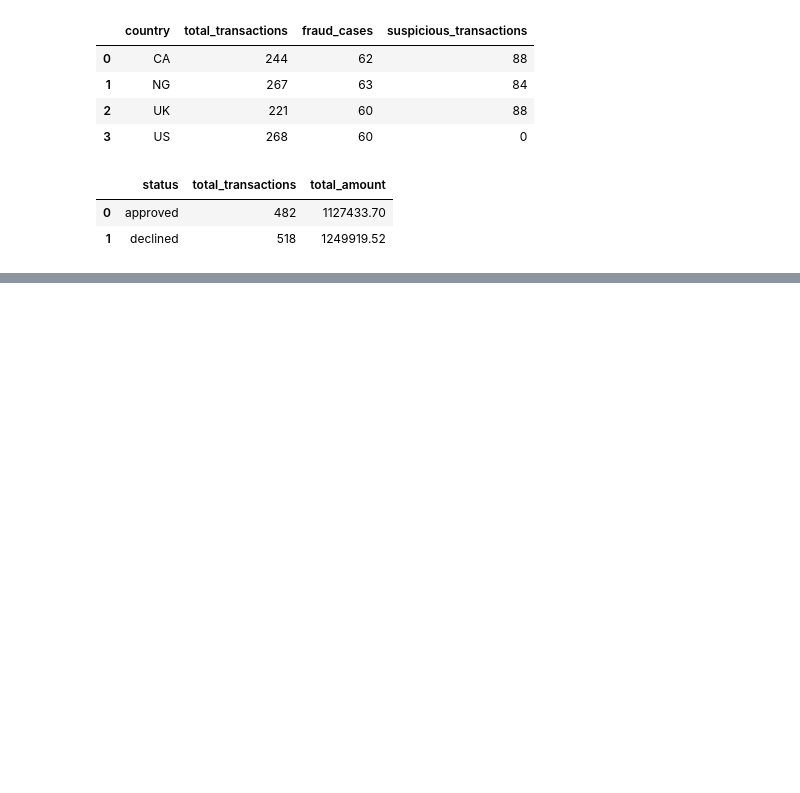
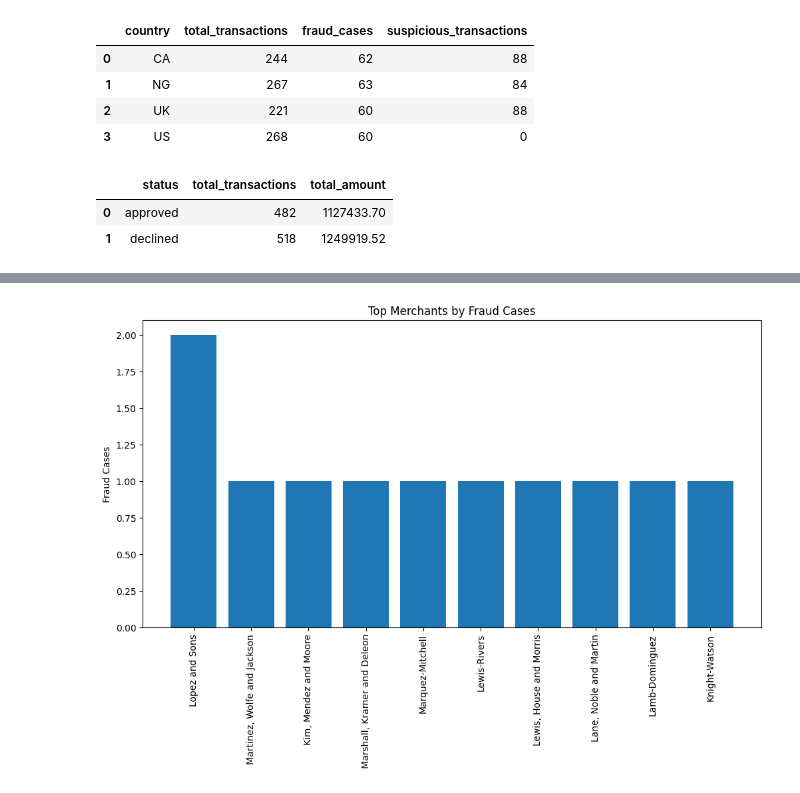
Before and after one commit to dammylee2244/fraud-analytics-platform, a Jupyter notebook: fraud_analytics_exploration.ipynb, the cells around one changed output, grey strips where cells are left out. Cells and saved outputs as stored; diff of their text form; code cells hidden in the pictures; blank space fills up the shorter version.

```diff
--- a/fraud_analytics_exploration.ipynb
+++ b/fraud_analytics_exploration.ipynb
@@ -43,0 +71,23 @@ approval_df
+# %%
+merchant_df = pd.read_csv("data/gold/merchant_fraud_analysis.csv")
+
+top_merchants = merchant_df.sort_values(
+    by="fraud_cases",
+    ascending=False
+).head(10)
+
+plt.figure(figsize=(12,6))
+
+plt.bar(
+    top_merchants["merchant"],
+    top_merchants["fraud_cases"]
+)
+
+plt.xticks(rotation=90)
+
+plt.title("Top Merchants by Fraud Cases")
+plt.ylabel("Fraud Cases")
+
+plt.show()
+# %% [output]
+[figure, added]
```
Also changed, not shown: parts of 2 cells of this notebook.
